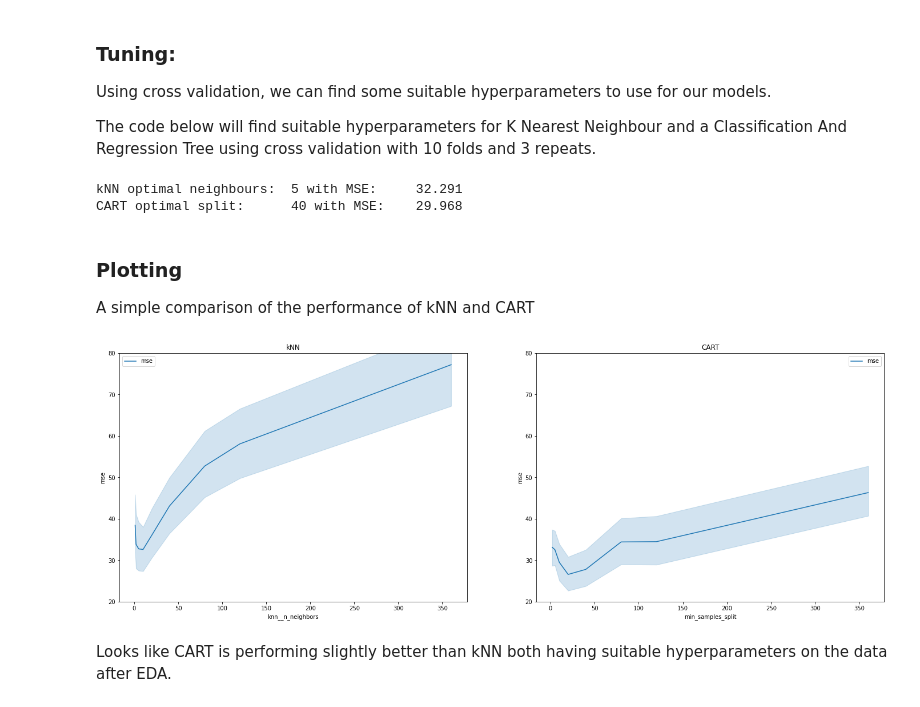
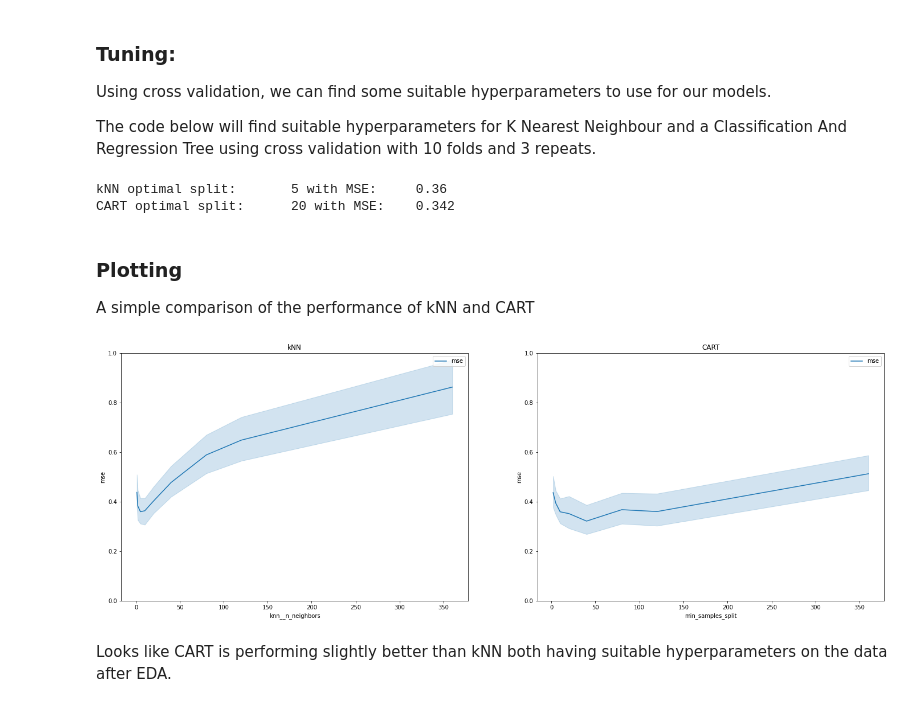
Before and after one commit to JacksonKerr/LinearRegression, a Jupyter notebook: Assignment.ipynb, the cells around one changed output. Cells and saved outputs as stored; diff of their text form; code cells hidden in the pictures.

```diff
--- a/Assignment.ipynb
+++ b/Assignment.ipynb
@@ -303,7 +328,6 @@ Using cross validation, we can find some suitable hyperparameters to use for our
 The code below will find suitable hyperparameters for K Nearest Neighbour and a Classification And Regression Tree using cross validation with 10 folds and 3 repeats.
 # %%
 from sklearn.pipeline import Pipeline
-from sklearn.preprocessing import StandardScaler
 
 from sklearn.dummy import DummyRegressor
 from sklearn.neighbors import KNeighborsRegressor
@@ -316,37 +340,64 @@ from matplotlib import pyplot as plt
 rkf = RepeatedKFold(n_splits=10, n_repeats=3) # 3 ROUNDS and 10 FOLDS
 
 target = 'medv'
+
+# EDA Data
 X = bost.drop(columns=[target]).to_numpy()
 y = bost[target].to_numpy()
 
-# kNN ========
-knn = Pipeline([ ('scale', StandardScaler()), ('knn', KNeighborsRegressor()) ])
+# Virgin Data
+vX = bost_virgin.drop(columns=[target]).to_numpy()
+vy = bost_virgin[target].to_numpy()
+
+# Scaled virgin data
+vsX = bost_virgin_scaled.drop(columns=[target]).to_numpy()
+vsy = bost_virgin_scaled[target].to_numpy()
+
+# ===== kNN =====
 knn_grid = { 'knn__n_neighbors' : [1, 2, 5, 10, 20, 40, 80, 120, 360] }
+
+# EDA
+knn = Pipeline([ ('knn', KNeighborsRegressor()) ])
 knncv, knn_stats = cross_validate_model_mse(knn, knn_grid, X, y, cv=rkf)
-print("kNN optimal neighbours:\t", knncv.best_params_['knn__n_neighbors'], "with MSE:\t", round(-knncv.best_score_, 3))
+
+# Virgin
+knn_virgin = Pipeline([ ('knn', KNeighborsRegressor()) ])
+knn_virgin_cv, _ = cross_validate_model_mse(knn_virgin, knn_grid, vX, vy, cv=rkf)
+
+# Scaled Virgin
+knn_virgin_scaled = Pipeline([ ('knn', KNeighborsRegressor()) ])
+knn_virgin_scaled_cv, _ = cross_validate_model_mse(knn_virgin_scaled, knn_grid, vsX, vsy, cv=rkf)
 
 # CART ========
 CART = DecisionTreeRegressor()
 CART_grid = { 'min_samples_split' : [2, 5, 10, 20, 40, 80, 120, 360] }
+
 CARTcv, CART_stats = cross_validate_model_mse(CART, CART_grid, X, y, cv=rkf)
+CART_virgin_cv, CART_stats = cross_validate_model_mse(CART, CART_grid, X, y, cv=rkf)
+CART_virgin_scaled_cv, CART_stats = cross_validate_model_mse(CART, CART_grid, X, y, cv=rkf)
+
+
+
+# Print result
+print("kNN optimal split:\t", knncv.best_params_['knn__n_neighbors'], "with MSE:\t", round(-knncv.best_score_, 3))
 print("CART optimal split:\t", CARTcv.best_params_['min_samples_split'], "with MSE:\t", round(-CARTcv.best_score_, 3))
 # %% [output]
-kNN optimal neighbours:  5 with MSE:     32.291
-CART optimal split:      40 with MSE:    29.968
+kNN optimal split:       5 with MSE:     0.36
+CART optimal split:      20 with MSE:    0.342
 # %% [markdown]
 ### Plotting
 A simple comparison of the performance of kNN and CART
 # %%
 fig, axs = plt.subplots(nrows=1, ncols=2, figsize=(24,8))
-for ax in axs: ax.set_ylim((20, 80))
+for ax in axs: ax.set_ylim((0, 1))
 
 sns.lineplot(data=knn_stats, x='knn__n_neighbors', y='mse', label='mse', ax=axs[0])
 axs[0].set_title('kNN')
 
 sns.lineplot(data=CART_stats, x='min_samples_split', y='mse', label='mse', ax=axs[1])
 axs[1].set_title('CART');
 # %% [output]
-[figure, old version]
+[figure, new version]
 # %% [markdown]
 Looks like CART is performing slightly better than kNN both having suitable hyperparameters on the data after EDA.
 # %% [markdown]
```
Also changed, not shown: parts of 7 cells of this notebook.
